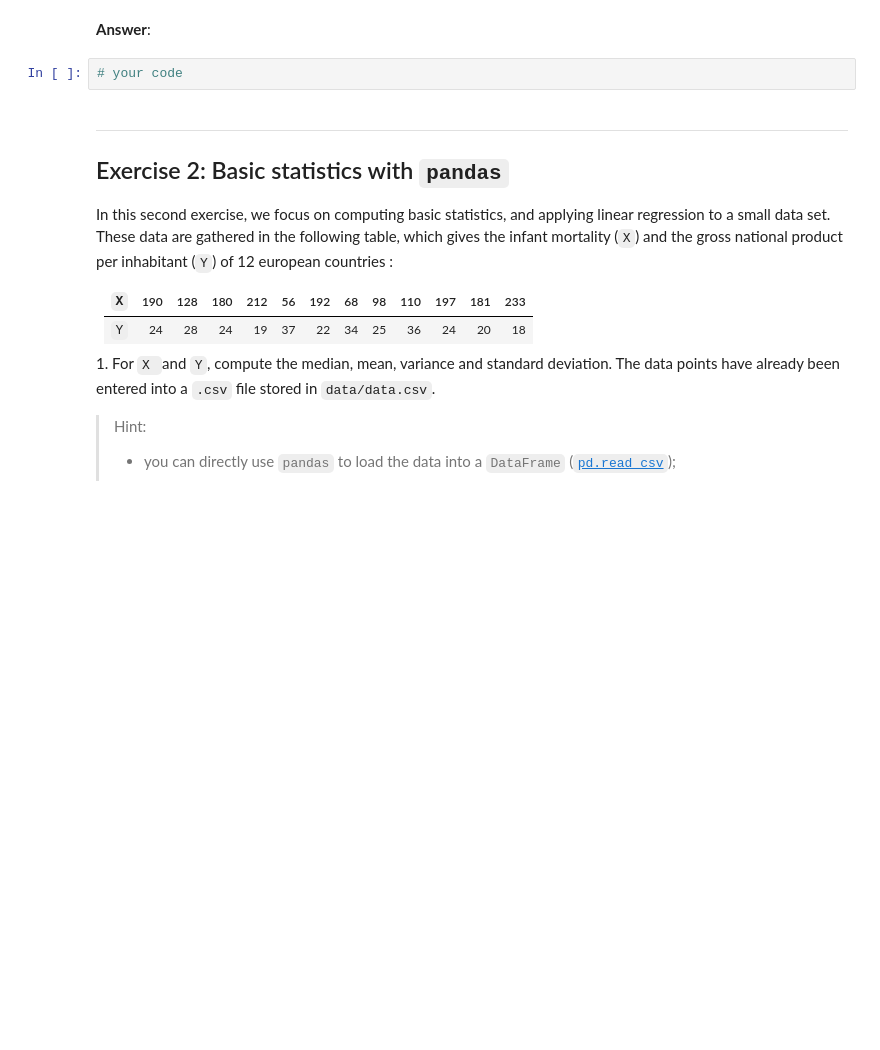
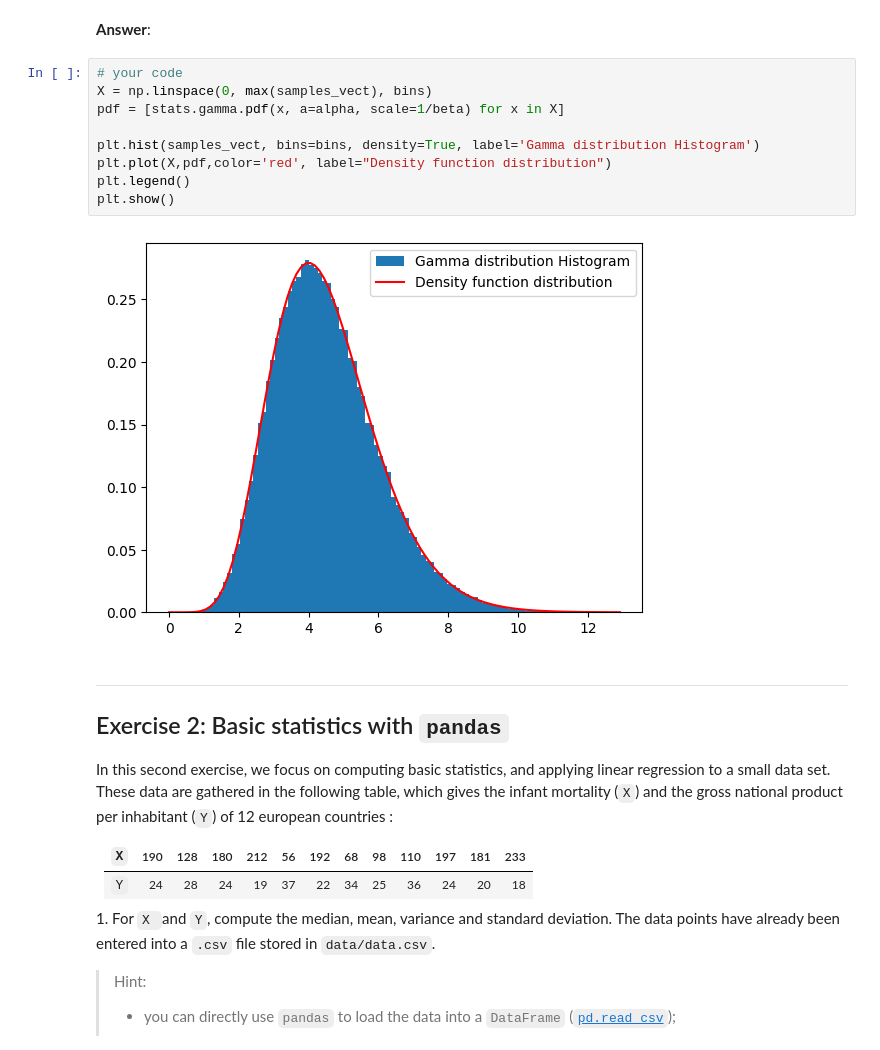
Before and after one commit to Cbonvieuxziz/python_sdia, a Jupyter notebook: Labs/Lab2/lab2.ipynb, the cells around one changed output. Drawn from its saved outputs; the diff is of its cells as text; blank space fills up the shorter version.

```diff
--- a/Labs/Lab2/lab2.ipynb
+++ b/Labs/Lab2/lab2.ipynb
@@ -81,8 +97,17 @@ ModuleNotFoundError: No module named 'numpy'
 > - return the bins in which the histogram is computed, and evaluate the pdf on those points.
 # %% [markdown]
 **Answer**:
-# %%
-# your code
+# %%
+# your code
+X = np.linspace(0, max(samples_vect), bins)
+pdf = [stats.gamma.pdf(x, a=alpha, scale=1/beta) for x in X]
+
+plt.hist(samples_vect, bins=bins, density=True, label='Gamma distribution Histogram')
+plt.plot(X,pdf,color='red', label="Density function distribution")
+plt.legend()
+plt.show()
+# %% [output]
+[figure, added]
 # %% [markdown]
 ---
 ## <a name="ex2">Exercise 2: Basic statistics with `pandas`</a>
```
Also changed, not shown: parts of 11 cells of this notebook, 1 other file.
